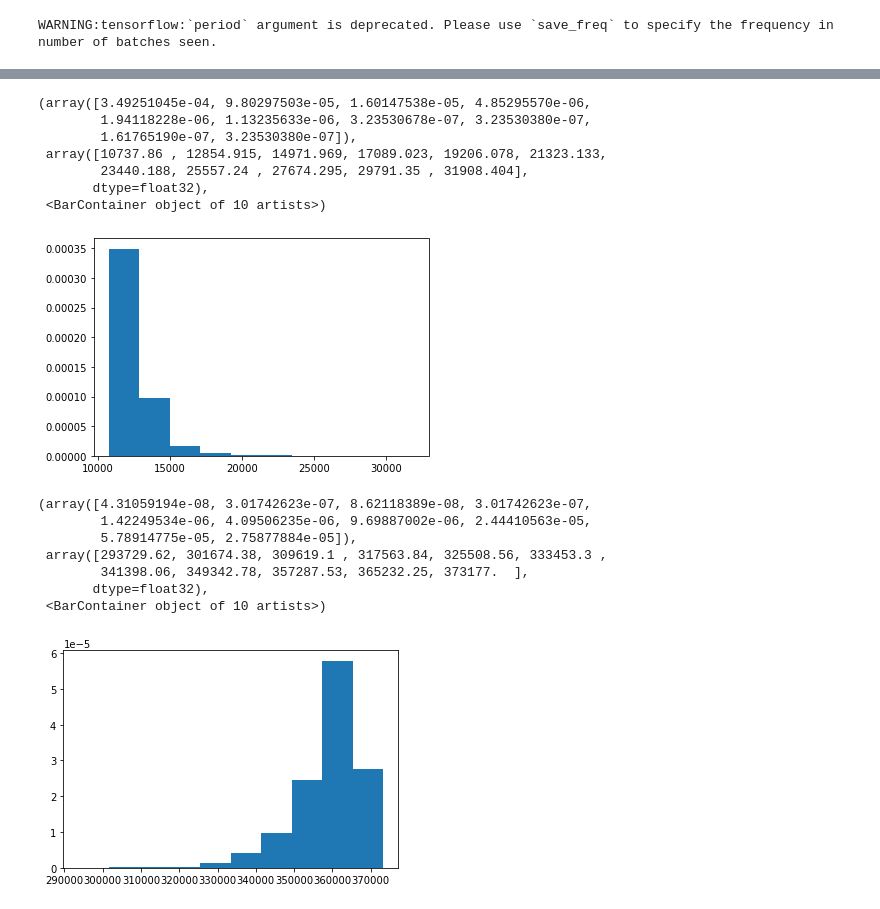
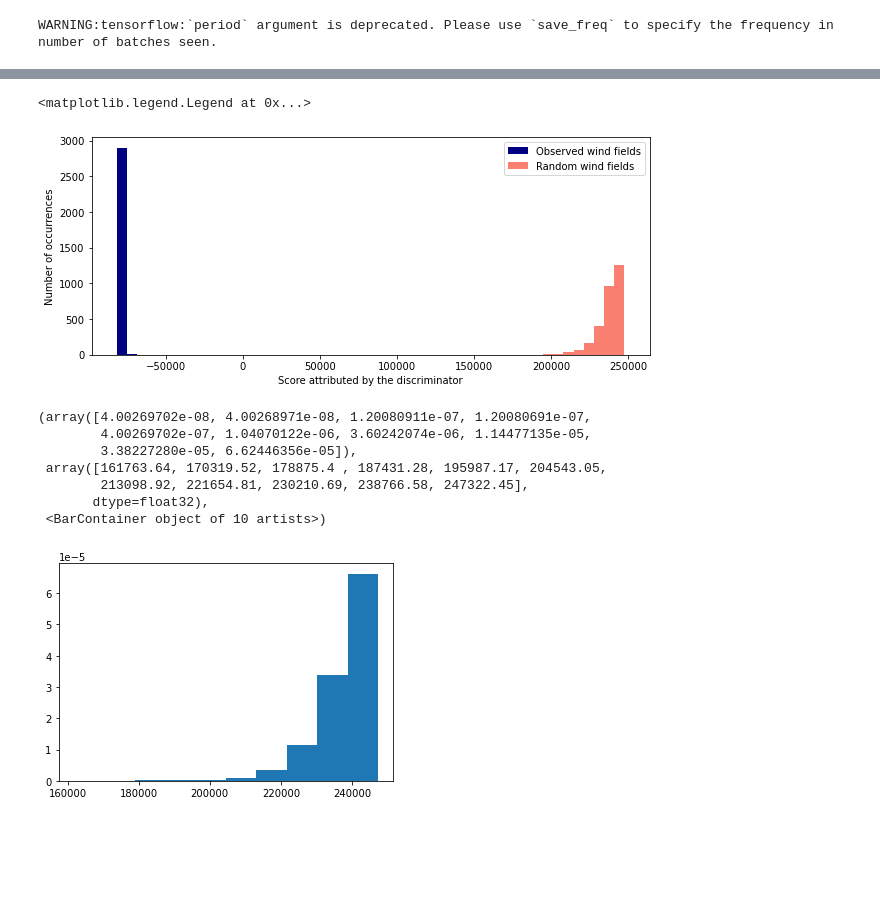
Before and after one commit to OpheliaMiralles/wind-downscaling-gan, a Jupyter notebook: pipeline_discriminator.ipynb, the cells around one changed output, grey strips where cells are left out. Saved outputs shown, nothing was run; the diff lists cells and outputs as text; code cells hidden in the pictures; blank space fills up the shorter version.

Commit message:
added noise and advance loop to discriminator

```diff
--- a/pipeline_discriminator.ipynb
+++ b/pipeline_discriminator.ipynb
@@ -178,24 +194,24 @@ scores_fake_np = scores_fake.numpy()
 scores_fake_np = np.squeeze(scores_fake_np)
 # %%
 import matplotlib.pyplot as plt
-plt.hist(scores_true_np, density=True)
+fig, ax = plt.subplots(ncols=1, figsize=(10,4))
+range = [np.min(scores_true_np), np.max(scores_fake_np)]
+ax.hist(scores_true_np, bins=50, color='navy', range=range, label='Observed wind fields')
+ax.hist(scores_fake_np, bins=50, color='salmon', range=range, label='Random wind fields')
+ax.set_xlabel('Score attributed by the discriminator')
+ax.set_ylabel('Number of occurrences')
+fig.show()
+plt.legend()
 # %% [output]
-(array([3.49251045e-04, 9.80297503e-05, 1.60147538e-05, 4.85295570e-06,
-        1.94118228e-06, 1.13235633e-06, 3.23530678e-07, 3.23530380e-07,
-        1.61765190e-07, 3.23530380e-07]),
- array([10737.86 , 12854.915, 14971.969, 17089.023, 19206.078, 21323.133,
-        23440.188, 25557.24 , 27674.295, 29791.35 , 31908.404],
-       dtype=float32),
- <BarContainer object of 10 artists>)
+<matplotlib.legend.Legend at 0x...>
-[figure, old version]
+[figure, new version]
 # %%
-plt.hist(scores_fake_np, density=True)
 # %% [output]
-(array([4.31059194e-08, 3.01742623e-07, 8.62118389e-08, 3.01742623e-07,
-        1.42249534e-06, 4.09506235e-06, 9.69887002e-06, 2.44410563e-05,
-        5.78914775e-05, 2.75877884e-05]),
- array([293729.62, 301674.38, 309619.1 , 317563.84, 325508.56, 333453.3 ,
-        341398.06, 349342.78, 357287.53, 365232.25, 373177.  ],
+(array([4.00269702e-08, 4.00268971e-08, 1.20080911e-07, 1.20080691e-07,
+        4.00269702e-07, 1.04070122e-06, 3.60242074e-06, 1.14477135e-05,
+        3.38227280e-05, 6.62446356e-05]),
+ array([161763.64, 170319.52, 178875.4 , 187431.28, 195987.17, 204543.05,
+        213098.92, 221654.81, 230210.69, 238766.58, 247322.45],
        dtype=float32),
  <BarContainer object of 10 artists>)
-[figure, old version]
+[figure, new version]
```
Also changed, not shown: parts of 4 cells of this notebook, 7 other files.
